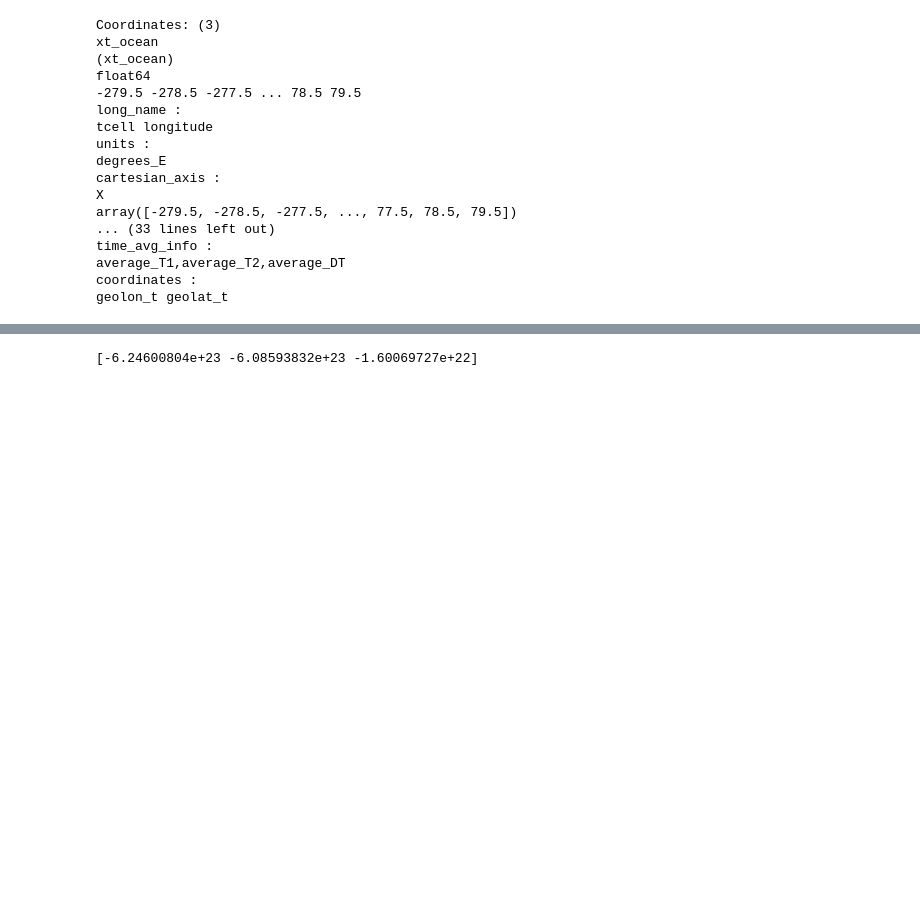
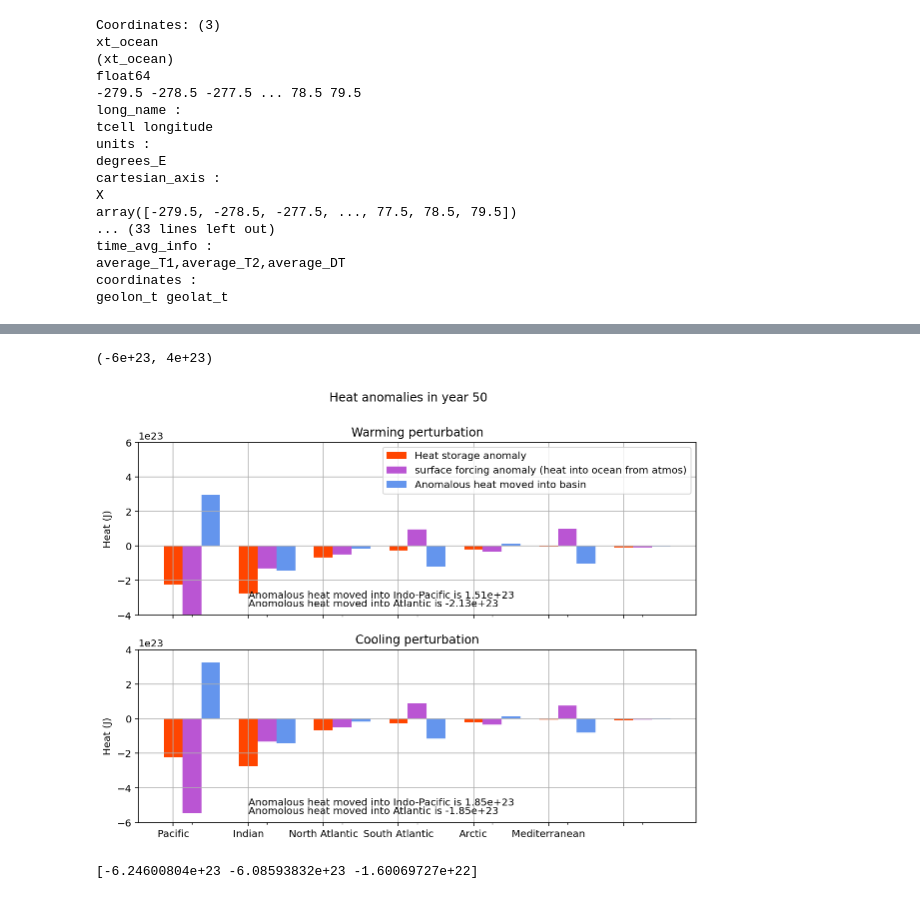
Before and after one commit to claireyung/unsw_clex_project_files, a Jupyter notebook: basin_heat_uptake.ipynb, the cells around one changed output, grey strips where cells are left out. Cells and saved outputs as stored; diff of their text form; code cells hidden in the pictures; blank space fills up the shorter version.

```diff
--- a/basin_heat_uptake.ipynb
+++ b/basin_heat_uptake.ipynb
@@ -375,3 +391,61 @@ plt.ylim(-4e23,6e23)
+# %%
+X = np.arange(7)
+
+fig, axes = plt.subplots(ncols=1, nrows=2, figsize = (10,7), sharex = True)
+plt.suptitle('Heat anomalies in year 50')
+axes[0].bar(X + 0.00, data[0], color = 'orangered', width = 0.25)
+axes[0].bar(X + 0.25, data[1], color = 'mediumorchid', width = 0.25)
+axes[0].bar(X + 0.50, data[2], color = 'cornflowerblue', width = 0.25)
+axes[0].legend(labels=['Heat storage anomaly', 'surface forcing anomaly (heat into ocean from atmos)','Anomalous heat moved into basin'])
+axes[0].set_xticks(X+0.25, ('Southern', 'Pacific', 'Indian', 'North Atlantic', 'South Atlantic','Arctic','Mediterranean'))
+axes[0].set_xticklabels(('Southern', 'Pacific', 'Indian', 'North Atlantic', 'South Atlantic','Arctic','Mediterranean'))
+axes[0].set_title('Warming perturbation')
+axes[0].text(1,-3e23,'Anomalous heat moved into Indo-Pacific is %s' % float('%.3g' % indopacificsum), fontsize = 10)
+axes[0].text(1,-3.5e23,'Anomolous heat moved into Atlantic is %s' % float('%.3g' % atlanticsum), fontsize = 10)
+axes[0].set_ylabel('Heat (J)')
+axes[0].grid()
+axes[0].set_ylim(-4e23,6e23)
+
+basin_heat_content, basin_surface_int = heat_cont('Cooling', southern_mask, 49)
+southern = np.array([basin_heat_content, basin_surface_int, -basin_surface_int+basin_heat_content])
+
+basin_heat_content, basin_surface_int = heat_cont('Cooling', pacific_mask, 49)
+pacific = np.array([basin_heat_content, basin_surface_int, -basin_surface_int+basin_heat_content])
+
+basin_heat_content, basin_surface_int = heat_cont('Cooling', indian_mask, 49)
+indian = np.array([basin_heat_content, basin_surface_int, -basin_surface_int+basin_heat_content])
+
+basin_heat_content, basin_surface_int = heat_cont('Cooling', north_atlantic_mask, 49)
+north_atlantic = np.array([basin_heat_content, basin_surface_int, -basin_surface_int+basin_heat_content])
+
+basin_heat_content, basin_surface_int = heat_cont('Cooling', south_atlantic_mask, 49)
+south_atlantic = np.array([basin_heat_content, basin_surface_int, -basin_surface_int+basin_heat_content])
+
+basin_heat_content, basin_surface_int = heat_cont('Cooling', arctic_mask, 49)
+arctic = np.array([basin_heat_content, basin_surface_int, -basin_surface_int+basin_heat_content])
+
+basin_heat_content, basin_surface_int = heat_cont('Cooling', mediterranean_mask, 49)
+mediterranean = np.array([basin_heat_content, basin_surface_int, -basin_surface_int+basin_heat_content])
+
+data = np.column_stack((southern,pacific, indian, north_atlantic, south_atlantic, arctic, mediterranean))
+indopacificsum = np.sum(data[2][0:2])
+atlanticsum = np.sum(data[2][3:])
+axes[1].bar(X + 0.00, data[0], color = 'orangered', width = 0.25)
+axes[1].bar(X + 0.25, data[1], color = 'mediumorchid', width = 0.25)
+axes[1].bar(X + 0.50, data[2], color = 'cornflowerblue', width = 0.25)
+#axes[1].legend(labels=['Heat storage anomaly', 'surface forcing anomaly (heat into ocean from atmos)','Anomalous heat moved into basin'])
+axes[1].set_xticks(X+0.25, ('Southern', 'Pacific', 'Indian', 'North Atlantic', 'South Atlantic','Arctic','Mediterranean'))
+axes[1].set_xticklabels(('Southern', 'Pacific', 'Indian', 'North Atlantic', 'South Atlantic','Arctic','Mediterranean'))
+
+axes[1].set_title('Cooling perturbation')
+axes[1].text(1,-5e23,'Anomalous heat moved into Indo-Pacific is %s' % float('%.3g' % indopacificsum), fontsize = 10)
+axes[1].text(1,-5.5e23,'Anomolous heat moved into Atlantic is %s' % float('%.3g' % atlanticsum), fontsize = 10)
+axes[1].set_ylabel('Heat (J)')
+axes[1].grid()
+axes[1].set_ylim(-6e23,4e23)
+# %% [output]
+(-6e+23, 4e+23)
+[figure, added]
 # %%
 X = np.arange(8)
 fig = plt.figure(figsize = (10,4))
```
Also changed, not shown: parts of 7 cells of this notebook, 13 other files.
